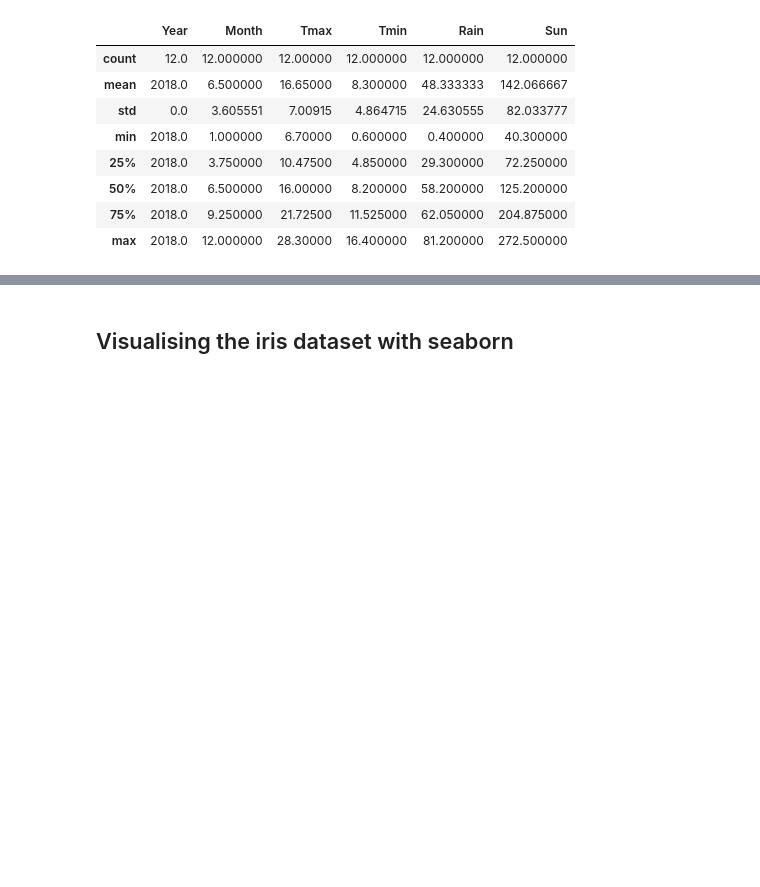
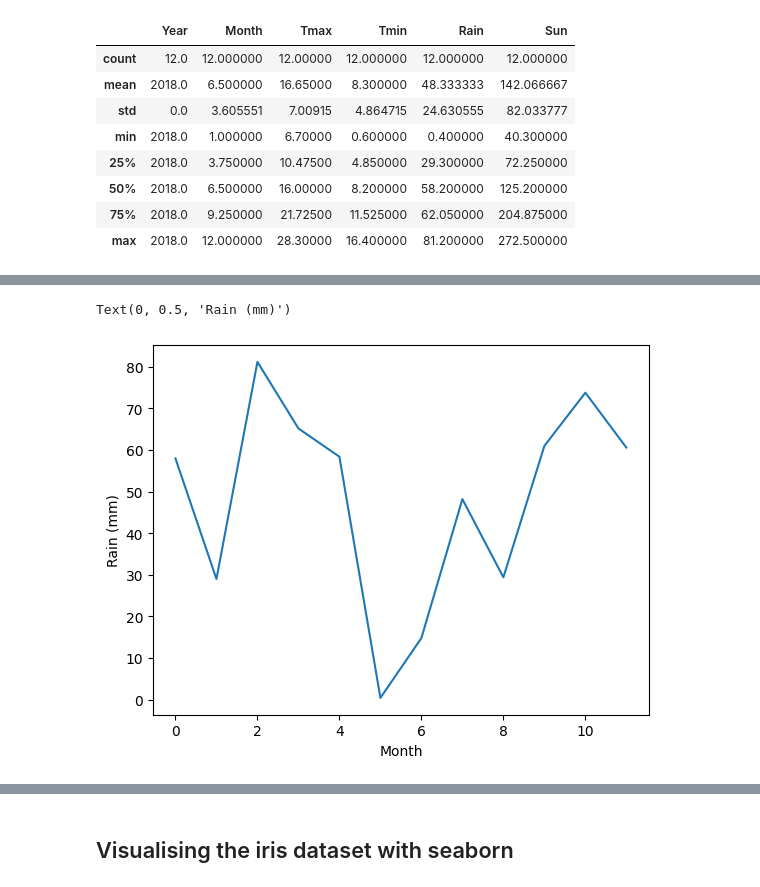
Before and after one commit to sameerhingoro/IOD, a Jupyter notebook: IOD_Lab_1_1_1.ipynb, the cells around one changed output, grey strips where cells are left out. Drawn from its saved outputs; the diff is of its cells as text; code cells hidden in the pictures; blank space fills up the shorter version.

```diff
--- a/IOD_Lab_1_1_1.ipynb
+++ b/IOD_Lab_1_1_1.ipynb
@@ -263,5 +266,10 @@ plt.plot(weather["Month"], Tmin)
 # %%
 # Plot the rain as above
-weather.???
+plt.plot(weather["Rain"])
+plt.xlabel("Month")
+plt.ylabel("Rain (mm)")
+# %% [output]
+Text(0, 0.5, 'Rain (mm)')
+[figure, added]
 # %%
 # Plot the sun column
```
Also changed, not shown: parts of 2 cells of this notebook.
